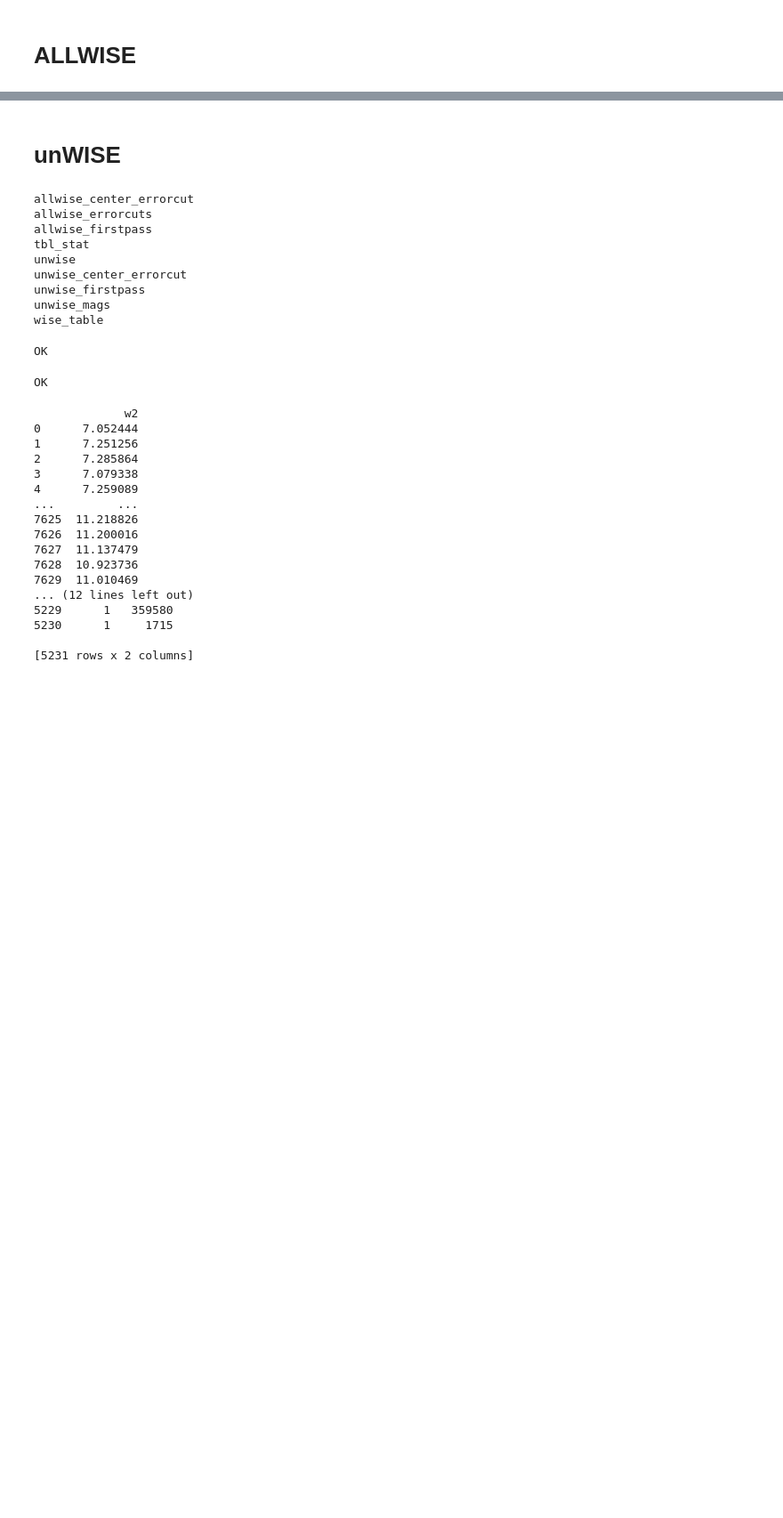
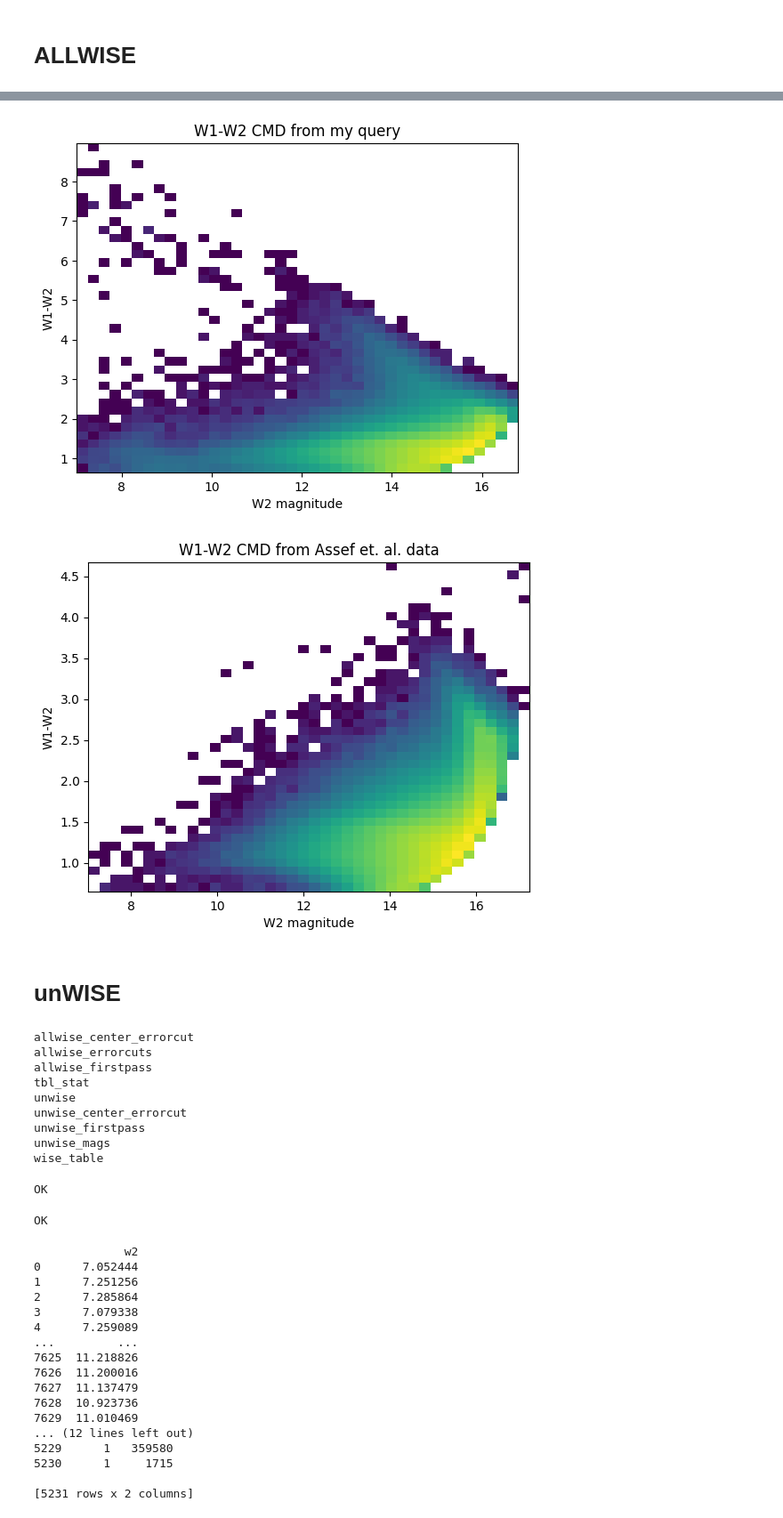
Before and after one commit to KeenanFiedler/wise-agn, a Jupyter notebook: TestingWISE.ipynb, the cells around one changed output, grey strips where cells are left out. Shown at 89% size. Cells and saved outputs as stored; diff of their text form; code cells hidden in the pictures; blank space fills up the shorter version.

```diff
--- a/TestingWISE.ipynb
+++ b/TestingWISE.ipynb
@@ -100,19 +208,22 @@ plt.show()
 # %%
-w21_my = hist_table.loc[:,'w2']-hist_table.loc[:,'w1']
-w21_assef = wise_data.loc[:,'w2mpro']-wise_data.loc[:,'w1mpro']
+w21_my = hist_table.loc[:,'w1']-hist_table.loc[:,'w2']
+w21_assef = wise_data.loc[:,'w1mpro']-wise_data.loc[:,'w2mpro']
 w2 = hist_table.loc[:,'w2']
-w2_assef =  wise_data.loc[:,'w2mpro']
+w2_assef = wise_data.loc[:,'w2mpro']
 # %%
 plt.hist2d(w2,w21_my, bins = 40,norm=matplotlib.colors.LogNorm())
-plt.title("W2-W1 CMD from my query")
+plt.title("W1-W2 CMD from my query")
 plt.xlabel('W2 magnitude')
-plt.ylabel('W2-W1')
+plt.ylabel('W1-W2')
 plt.show()
 plt.hist2d(w2_assef,w21_assef,bins = 40,norm=matplotlib.colors.LogNorm())
-plt.title("W2-W1 CMD from Assef et. al. data")
-plt.ylabel('W2-W1')
+plt.title("W1-W2 CMD from Assef et. al. data")
+plt.ylabel('W1-W2')
 plt.xlabel('W2 magnitude')
 plt.show()
+# %% [output]
+[figure, added]
+[figure, added]
 # %% [markdown]
 <a class="anchor" id="async"></a>
 # unWISE
```
Also changed, not shown: parts of 14 cells of this notebook.
